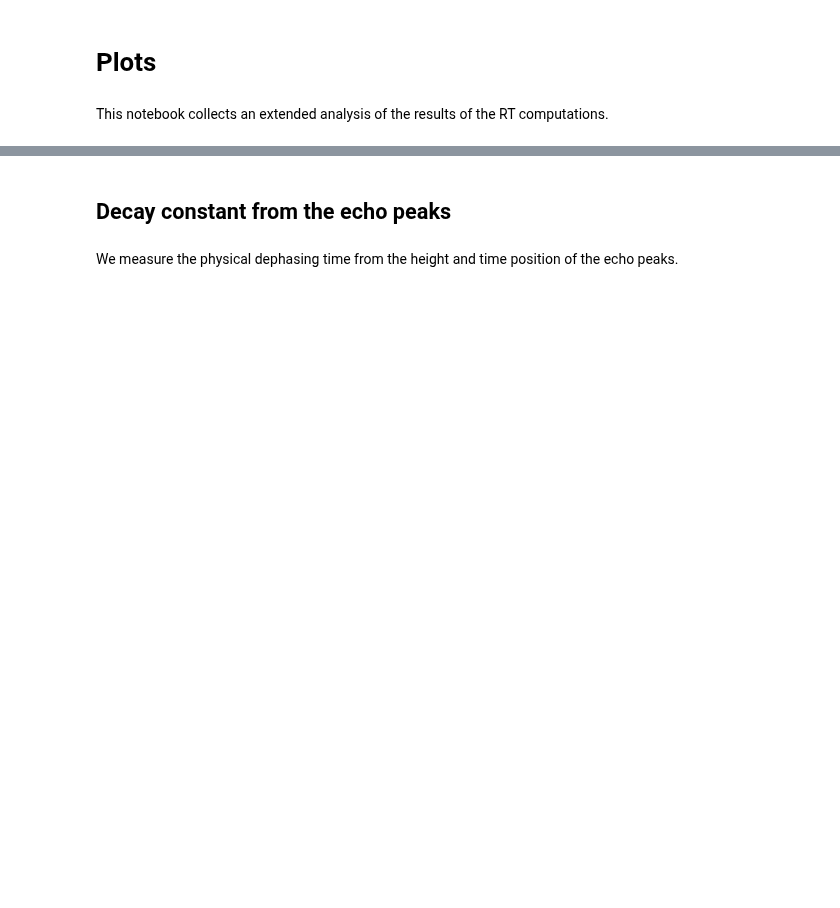
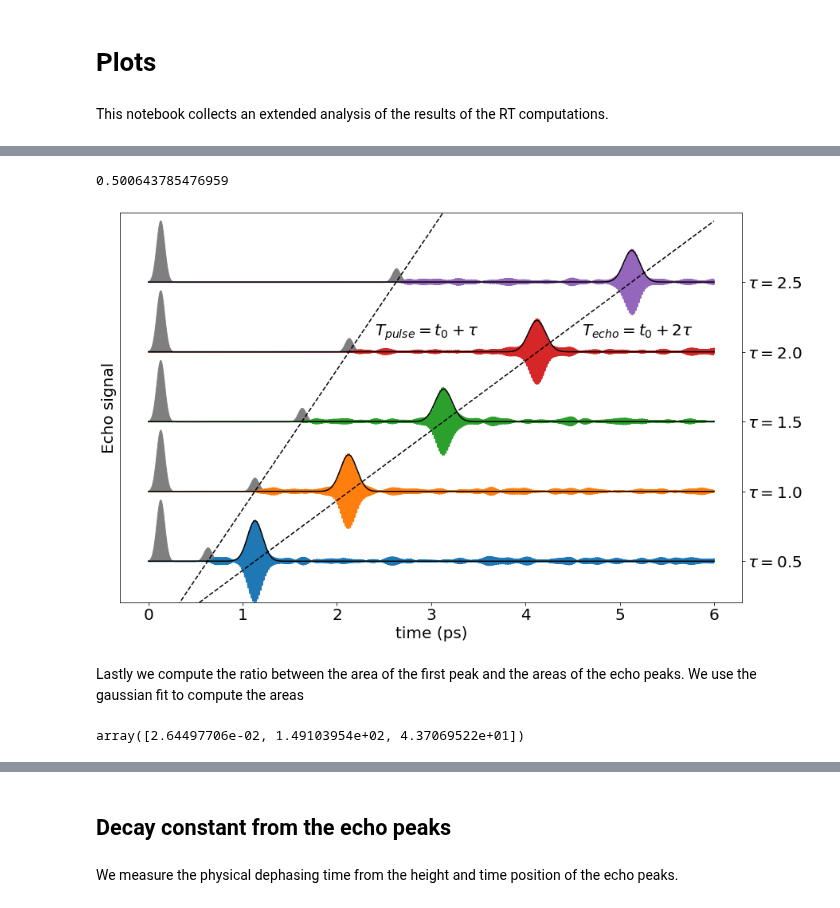
Before and after one commit to marcodalessandro76/Echo_mechanisms_decay_time_optical_orientation, a Jupyter notebook: PHOTON_ECO/ANALYSIS_Plot.ipynb, the cells around one changed output, grey strips where cells are left out. Saved outputs shown, nothing was run; the diff lists cells and outputs as text; code cells hidden in the pictures; blank space fills up the shorter version.

```diff
--- a/PHOTON_ECO/ANALYSIS_Plot.ipynb
+++ b/PHOTON_ECO/ANALYSIS_Plot.ipynb
@@ -13,0 +138,3 @@ This notebook collects an extended analysis of the results of the RT computation
+# %%
+times_profile = np.array([tmax_profile[i] for i in tau])
+times_profile
@@ -13,0 +148,15 @@ This notebook collects an extended analysis of the results of the RT computation
+# %%
+gauss_pars = {}
+
+for t,p in zip(tau,echo_peak_vals):
+    signal = echo[t]
+    # build the envelope of the signal
+    ind_max = argrelextrema(signal,np.greater,order=3)[0]
+    values_env = signal[ind_max]
+    time_env = time[ind_max]
+    # perform the fit
+    mean = p
+    sigma = 0.100
+    popt,pcov = curve_fit(gauss,time_env,values_env,p0=[1,mean,sigma])
+    gauss_pars[t] = popt
+gauss_pars
@@ -13,0 +271,5 @@ This notebook collects an extended analysis of the results of the RT computation
+# %%
+# the shape is consistent with a delay 2*tau
+a_echo/a_profile
+# %% [output]
+0.500643785476959
@@ -13,0 +278,52 @@ This notebook collects an extended analysis of the results of the RT computation
+# %%
+tau_disp = [r'$\tau=0.5$',r'$\tau=1.0$',r'$\tau=1.5$',r'$\tau=2.0$',r'$\tau=2.5$']
+label_size = 20
+e_min = -1
+e_max = 8.5
+shift = 1.7
+a_profile = 4*shift/(times_profile[-1]-times_profile[0])
+b_profile = -a_profile*times_profile[0]
+a_echo = 4*shift/(times_echo[-1]-times_echo[0])
+b_echo = -a_echo*times_echo[0]
+
+ypos=0
+
+fig, ax1 = plt.subplots(figsize=(14, 9))
+
+for t in tau:
+    ax1.plot(time,ypos+echo[t]) #,color='tab:orange'
+    ax1.fill_between(time,ypos+1.5*profile[t]*rescale_profile,ypos,color='tab:grey')
+    ax1.plot(time,ypos+gauss(time,*gauss_pars[t]),color='black',linestyle='-')
+    ypos+=shift
+ax1.plot(time,a_profile*time+b_profile,color='black',linestyle='--')
+ax1.plot(time,a_echo*time+b_echo,color='black',linestyle='--')
+
+ax1.text(2.4,5.5,'$T_{pulse}=t_0+\\tau$',size=label_size)
+ax1.text(4.6,5.5,'$T_{echo}=t_0+2\\tau$',size=label_size)
+ax1.set_xlabel('time (ps)',size=label_size)
+ax1.set_ylabel('Echo signal',size=label_size)
+ax1.set_ylim(e_min,e_max)
+ax1.set_yticks([shift*i for i in range(len(tau_disp))])
+ax1.set_yticklabels(tau_disp,size=label_size)
+ax1.yaxis.tick_right()
+ax1.tick_params(axis='both', which='major', labelsize=label_size)
+
+#plt.savefig(fname='Plot/echo_analysis_%s.eps'%int_str,format='eps',bbox_inches = "tight")
+# %% [output]
+[figure, added]
+# %% [markdown]
+Lastly we compute the ratio between the area of the first peak and the areas of the echo peaks.
+We use the gaussian fit to compute the areas
+# %%
+signal = ref
+# build the envelope of the signal
+ind_max = argrelextrema(signal,np.greater,order=2)[0]
+values_env = signal[ind_max]
+time_env = time[ind_max]
+# perform the fit
+mean = 130
+sigma = 100
+gauss_pars_ref,pcov = curve_fit(gaus,time_env,values_env,p0=[1,mean,sigma])
+gauss_pars_ref
+# %% [output]
+array([2.64497706e-02, 1.49103954e+02, 4.37069522e+01])
```
Also changed, not shown: parts of 74 cells of this notebook, 6 other files.
